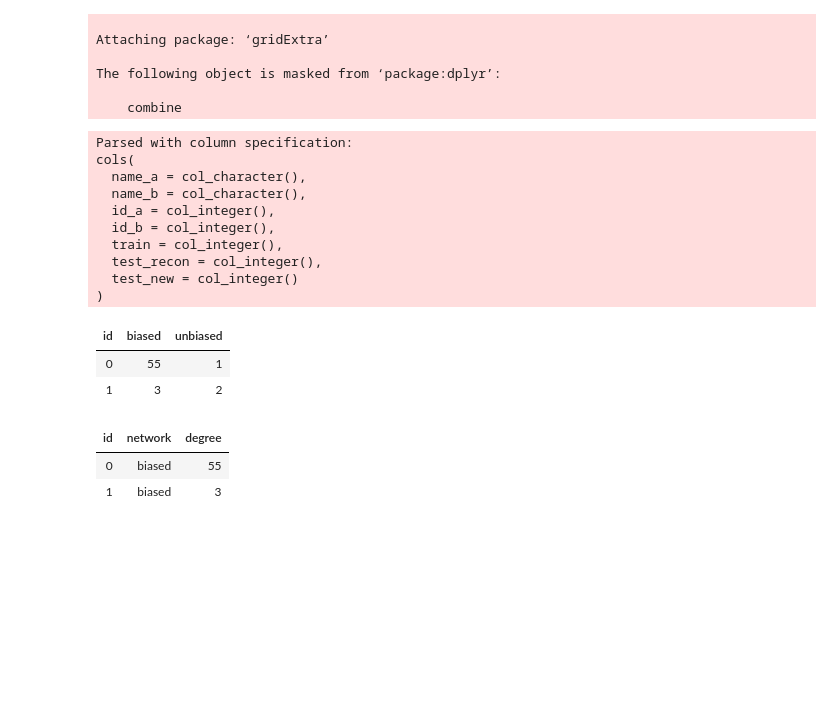
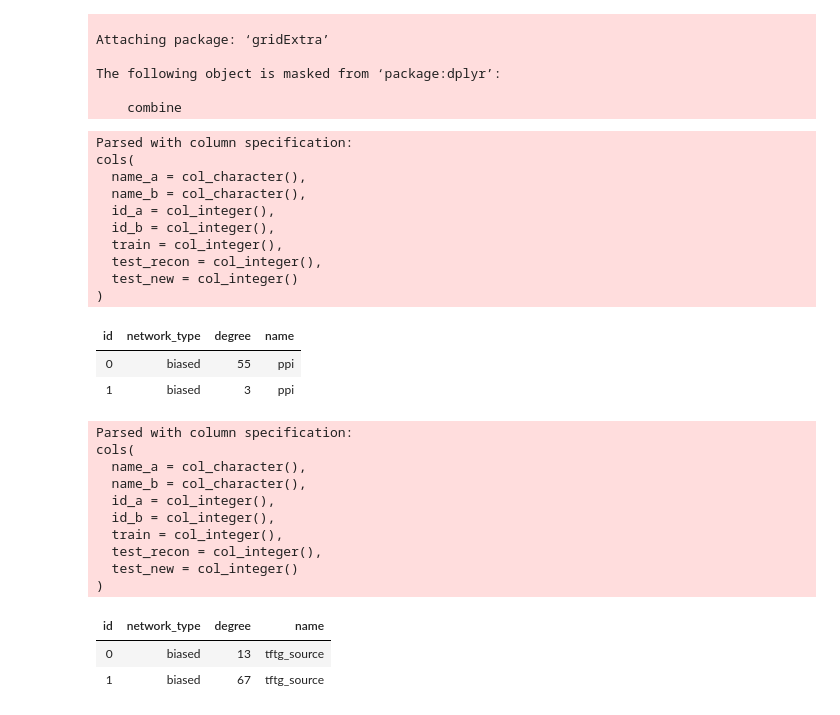
Before and after one commit to greenelab/xswap-analysis, a Jupyter notebook: nb/fig1.degree_dist/degree-dist.ipynb, the cells around one changed output. Cells and saved outputs as stored; diff of their text form; code cells hidden in the pictures; blank space fills up the shorter version.

```diff
--- a/nb/fig1.degree_dist/degree-dist.ipynb
+++ b/nb/fig1.degree_dist/degree-dist.ipynb
@@ -17,36 +17,62 @@ The following object is masked from ‘package:dplyr’:
 
     combine
 # %%
-nodes_df <- read_tsv('../../data/3.all_nodes//ppi.tsv.xz')
+ppi_df <- read_tsv('../../data/3.all_nodes//ppi.tsv.xz')
 
-degree_df <- nodes_df %>%
+ppi_degree_df <- ppi_df %>%
     select(-starts_with('name')) %>%
     gather('id_side', 'id', id_a:id_b) %>%
     group_by(.dots=c("id")) %>%
     summarize_at(vars(train, test_new), funs(sum)) %>%
     rename(biased=train, unbiased=test_new)
 
-head(degree_df, 2)
+ppi_vis_dists <- ppi_degree_df %>%
+    gather('network_type', 'degree', biased:unbiased) %>%
+    mutate(name = 'ppi')
+
+head(ppi_vis_dists, 2)
 # %% [output]
 Parsed with column specification:
 cols(
   name_a = col_character(),
   name_b = col_character(),
   id_a = col_integer(),
   id_b = col_integer(),
   train = col_integer(),
   test_recon = col_integer(),
   test_new = col_integer()
 )
-| id | biased | unbiased |
-| 0 | 55 | 1 |
-| 1 | 3 | 2 |
+| id | network_type | degree | name |
+| 0 | biased | 55 | ppi |
+| 1 | biased | 3 | ppi |
-# %%
-vis_dists <- degree_df %>%
-    gather('network', 'degree', biased:unbiased)
-
-head(vis_dists, 2)
-# %% [output]
-| id | network | degree |
-| 0 | biased | 55 |
-| 1 | biased | 3 |
+# %%
+tftg_df <- read_tsv('../../data/3.all_nodes//tftg.tsv.xz')
+
+tftg_degree_df <- tftg_df %>%
+    select(-starts_with('name')) %>%
+    gather('id_side', 'id', id_a:id_b) %>%
+    group_by(.dots=c("id_side", "id")) %>%
+    summarize_at(vars(train, test_new), funs(sum)) %>%
+    rename(biased=train, unbiased=test_new)
+
+tftg_vis_dists <- tftg_degree_df %>%
+    gather('network_type', 'degree', biased:unbiased) %>%
+    mutate(name = id_side %>% recode(id_a = 'tftg_source', id_b = 'tftg_target')) %>%
+    ungroup() %>%
+    select(-id_side)
+
+head(tftg_vis_dists, 2)
+# %% [output]
+Parsed with column specification:
+cols(
+  name_a = col_character(),
+  name_b = col_character(),
+  id_a = col_integer(),
+  id_b = col_integer(),
+  train = col_integer(),
+  test_recon = col_integer(),
+  test_new = col_integer()
+)
+| id | network_type | degree | name |
+| 0 | biased | 13 | tftg_source |
+| 1 | biased | 67 | tftg_source |
```
Also changed, not shown: parts of 6 cells of this notebook, 7 other files.
